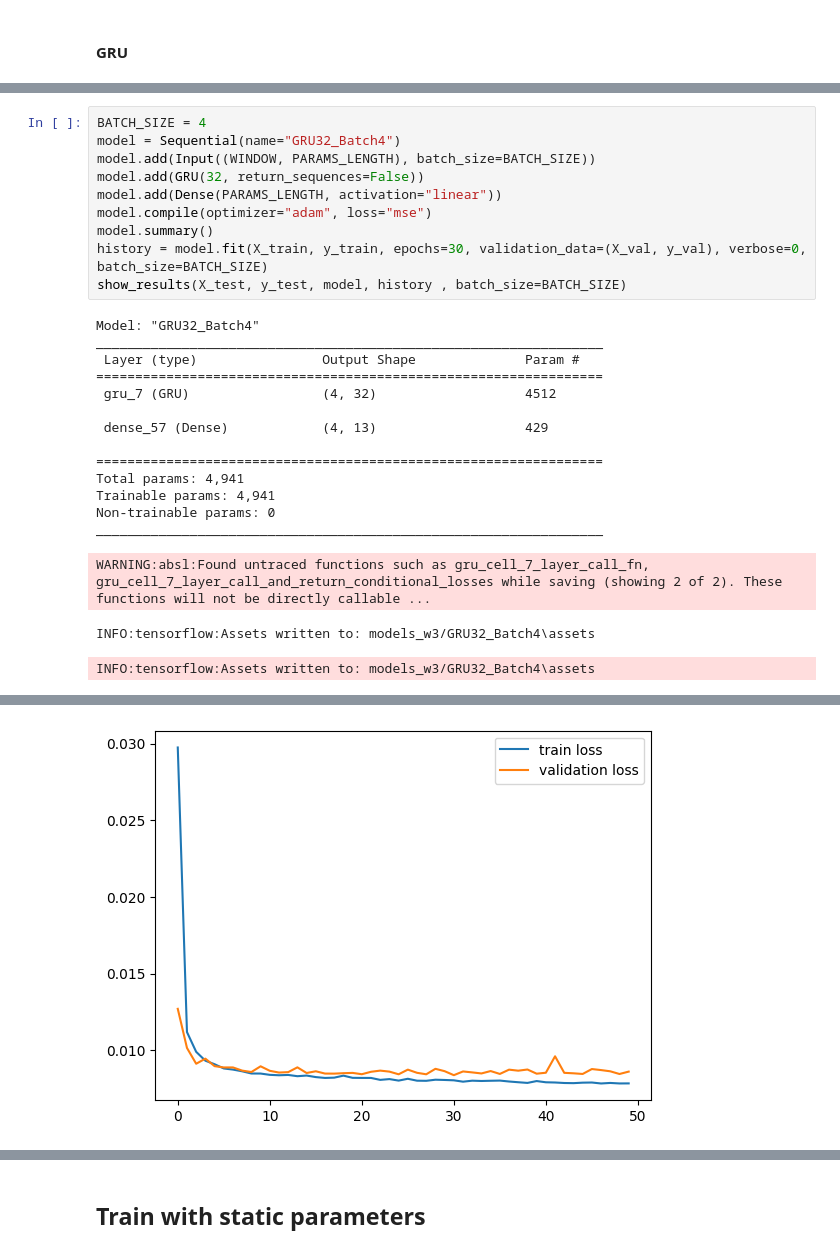
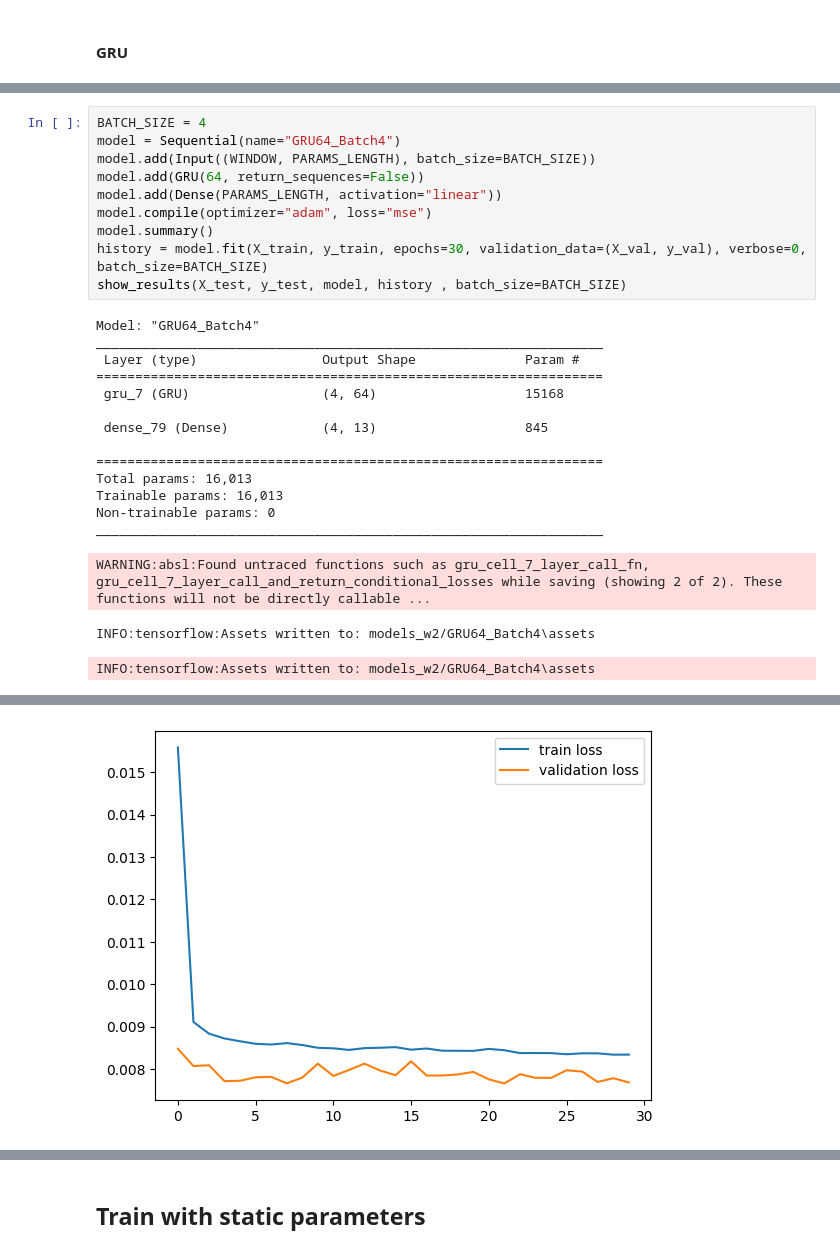
Before and after one commit to geniusserg/CovidPredict, a Jupyter notebook: ml_improved_window2.ipynb, the cells around one changed output, grey strips where cells are left out. Cells and saved outputs as stored; diff of their text form.

```diff
--- a/ml_improved_window2.ipynb
+++ b/ml_improved_window2.ipynb
@@ -926,28 +868,28 @@ INFO:tensorflow:Assets written to: models_w3/GRU64\assets
 # %%
 BATCH_SIZE = 4
-model = Sequential(name="GRU32_Batch4")
+model = Sequential(name="GRU64_Batch4")
 model.add(Input((WINDOW, PARAMS_LENGTH), batch_size=BATCH_SIZE))
-model.add(GRU(32, return_sequences=False))
+model.add(GRU(64, return_sequences=False))
 model.add(Dense(PARAMS_LENGTH, activation="linear"))
 model.compile(optimizer="adam", loss="mse")
 model.summary()
 history = model.fit(X_train, y_train, epochs=30, validation_data=(X_val, y_val), verbose=0, batch_size=BATCH_SIZE)
 show_results(X_test, y_test, model, history , batch_size=BATCH_SIZE)
 # %% [output]
-Model: "GRU32_Batch4"
+Model: "GRU64_Batch4"
 _________________________________________________________________
  Layer (type)                Output Shape              Param #
 =================================================================
- gru_7 (GRU)                 (4, 32)                   4512
+ gru_7 (GRU)                 (4, 64)                   15168
 
- dense_57 (Dense)            (4, 13)                   429
+ dense_79 (Dense)            (4, 13)                   845
 
 =================================================================
-Total params: 4,941
-Trainable params: 4,941
+Total params: 16,013
+Trainable params: 16,013
 Non-trainable params: 0
 _________________________________________________________________
 WARNING:absl:Found untraced functions such as gru_cell_7_layer_call_fn, gru_cell_7_layer_call_and_return_conditional_losses while saving (showing 2 of 2). These functions will not be directly callable ...
-INFO:tensorflow:Assets written to: models_w3/GRU32_Batch4\assets
+INFO:tensorflow:Assets written to: models_w2/GRU64_Batch4\assets
-INFO:tensorflow:Assets written to: models_w3/GRU32_Batch4\assets
+INFO:tensorflow:Assets written to: models_w2/GRU64_Batch4\assets
 |  | Температура_dinam_fact | Лимфоциты#_dinam_fact | АСТ_dinam_fact | ЧСС_dinam_fact | ЧДД_dinam_fact | ... |
@@ -956,4 +898,4 @@ INFO:tensorflow:Assets written to: models_w3/GRU32_Batch4\assets
-[figure, old version]
+[figure, new version]
 # %%
 model = Sequential(name="GRU64_GRU13_Dense")
 model.add(Input((WINDOW, PARAMS_LENGTH)))
```
Also changed, not shown: parts of 49 cells of this notebook.
